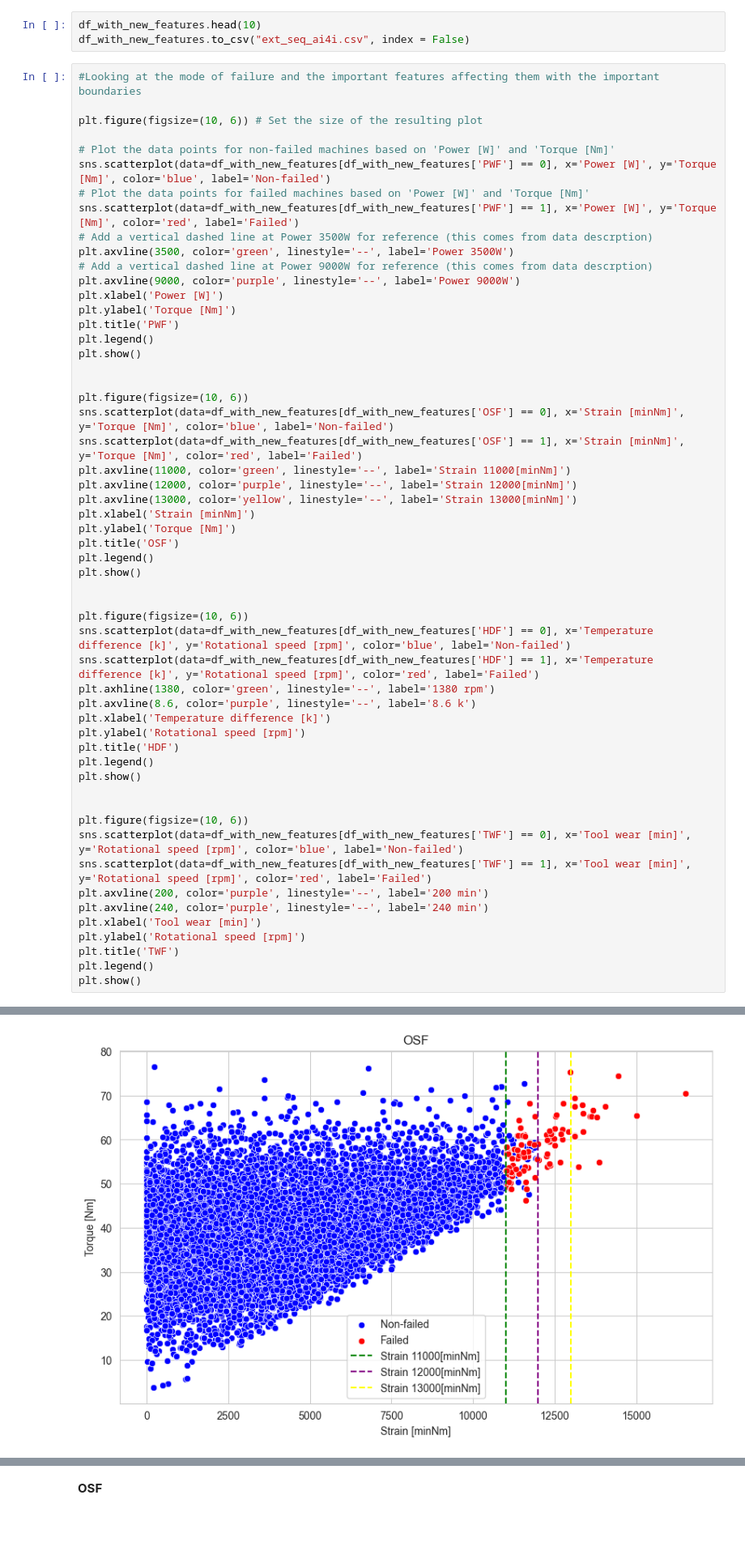
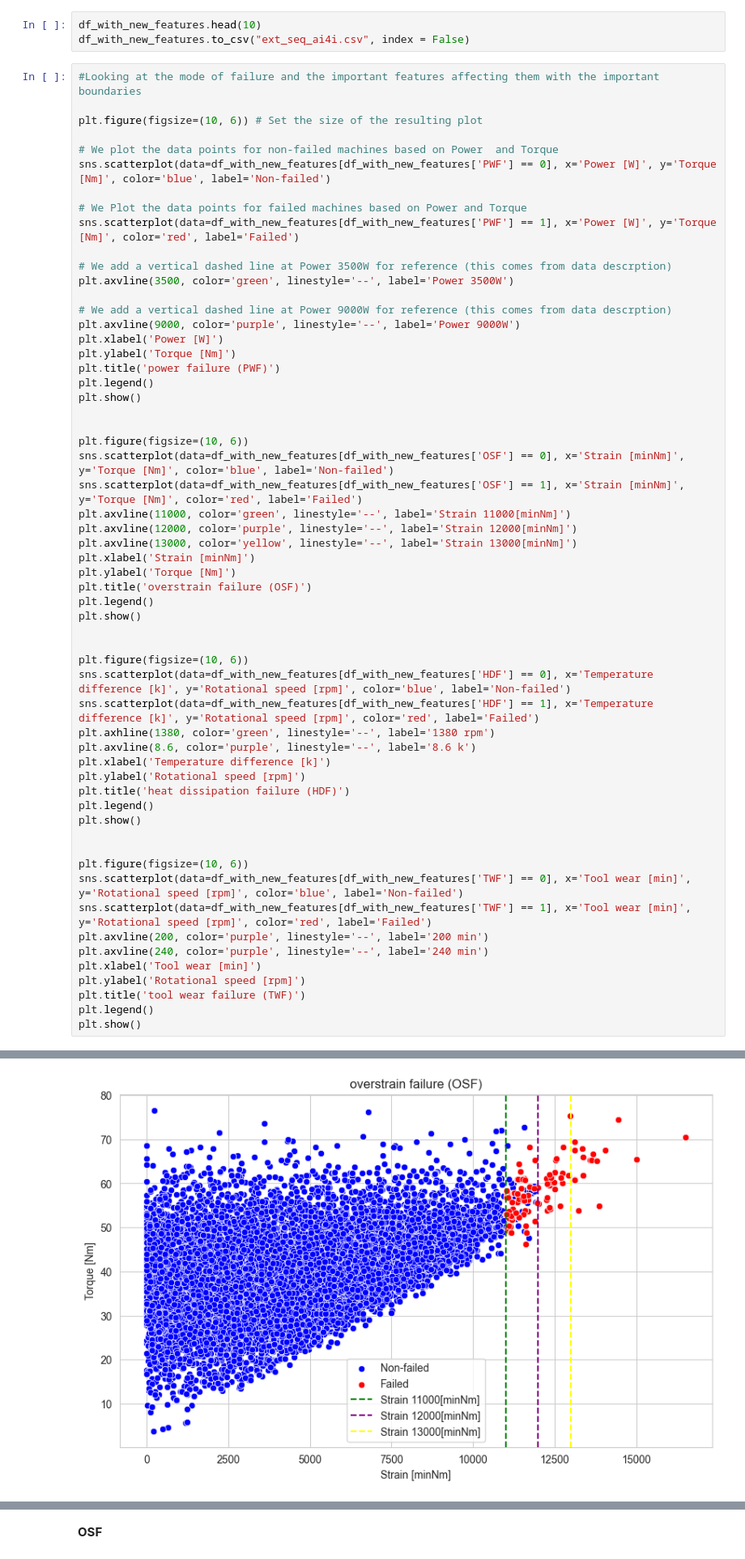
Before and after one commit to ahmadsaaddm/LSTM-SL, a Jupyter notebook: dataset_revision.ipynb, the cells around one changed output, grey strips where cells are left out. Shown at 81% size. Saved outputs shown, nothing was run; the diff lists cells and outputs as text; blank space fills up the shorter version.

```diff
--- a/dataset_revision.ipynb
+++ b/dataset_revision.ipynb
@@ -178,17 +170,20 @@ df_with_new_features.to_csv("ext_seq_ai4i.csv", index = False)
 
 plt.figure(figsize=(10, 6)) # Set the size of the resulting plot
 
-# Plot the data points for non-failed machines based on 'Power [W]' and 'Torque [Nm]'
+# We plot the data points for non-failed machines based on Power  and Torque
 sns.scatterplot(data=df_with_new_features[df_with_new_features['PWF'] == 0], x='Power [W]', y='Torque [Nm]', color='blue', label='Non-failed')
-# Plot the data points for failed machines based on 'Power [W]' and 'Torque [Nm]'
+
+# We Plot the data points for failed machines based on Power and Torque
 sns.scatterplot(data=df_with_new_features[df_with_new_features['PWF'] == 1], x='Power [W]', y='Torque [Nm]', color='red', label='Failed')
-# Add a vertical dashed line at Power 3500W for reference (this comes from data descrption)
+
+# We add a vertical dashed line at Power 3500W for reference (this comes from data descrption)
 plt.axvline(3500, color='green', linestyle='--', label='Power 3500W')
-# Add a vertical dashed line at Power 9000W for reference (this comes from data descrption)
+
+# We add a vertical dashed line at Power 9000W for reference (this comes from data descrption)
 plt.axvline(9000, color='purple', linestyle='--', label='Power 9000W')
 plt.xlabel('Power [W]')
 plt.ylabel('Torque [Nm]')
-plt.title('PWF')
+plt.title('power failure (PWF)')
 plt.legend()
 plt.show()
 
@@ -201,7 +196,7 @@ plt.axvline(12000, color='purple', linestyle='--', label='Strain 12000[minNm]')
 plt.axvline(13000, color='yellow', linestyle='--', label='Strain 13000[minNm]')
 plt.xlabel('Strain [minNm]')
 plt.ylabel('Torque [Nm]')
-plt.title('OSF')
+plt.title('overstrain failure (OSF)')
 plt.legend()
 plt.show()
 
@@ -213,7 +208,7 @@ plt.axhline(1380, color='green', linestyle='--', label='1380 rpm')
 plt.axvline(8.6, color='purple', linestyle='--', label='8.6 k')
 plt.xlabel('Temperature difference [k]')
 plt.ylabel('Rotational speed [rpm]')
-plt.title('HDF')
+plt.title('heat dissipation failure (HDF)')
 plt.legend()
 plt.show()
 
@@ -225,7 +220,7 @@ plt.axvline(200, color='purple', linestyle='--', label='200 min')
 plt.axvline(240, color='purple', linestyle='--', label='240 min')
 plt.xlabel('Tool wear [min]')
 plt.ylabel('Rotational speed [rpm]')
-plt.title('TWF')
+plt.title('tool wear failure (TWF)')
 plt.legend()
 plt.show()
 # %% [output]
@@ -233 +228 @@ plt.show()
-[figure, old version]
+[figure, new version]
```
Also changed, not shown: parts of 14 cells of this notebook, 2 other files.
